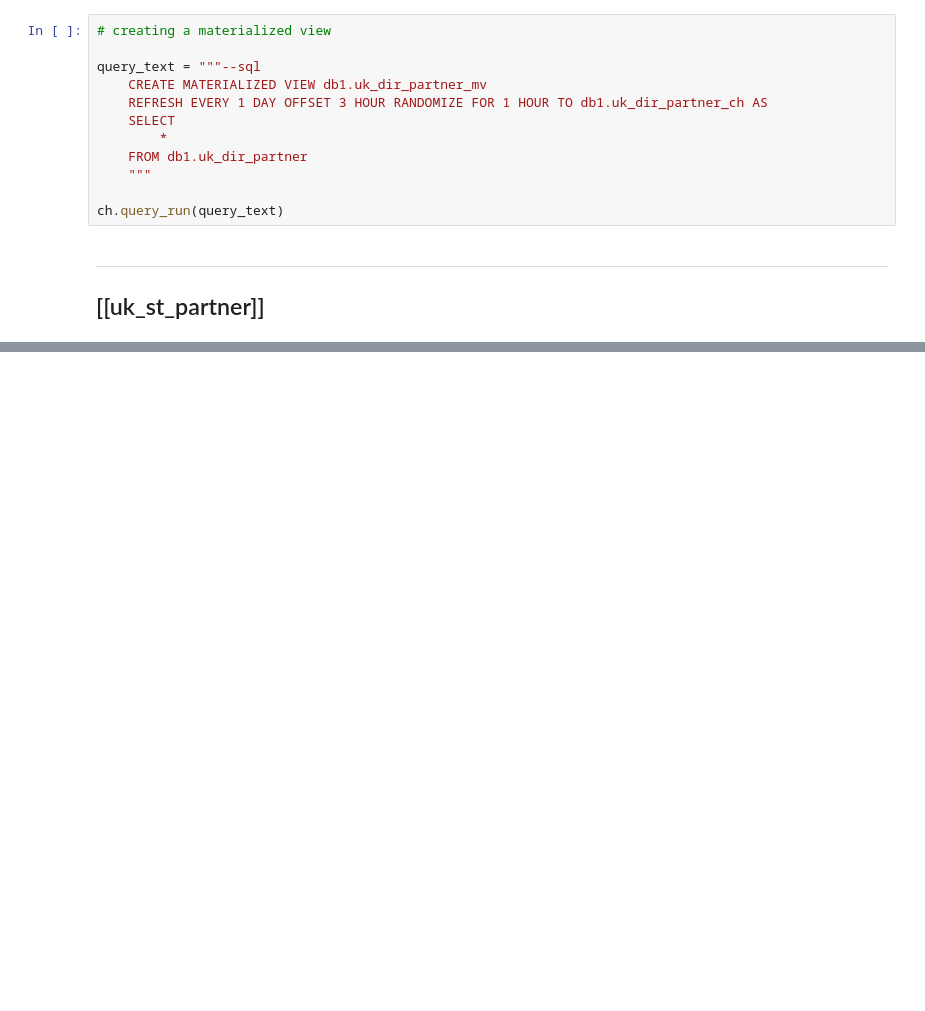
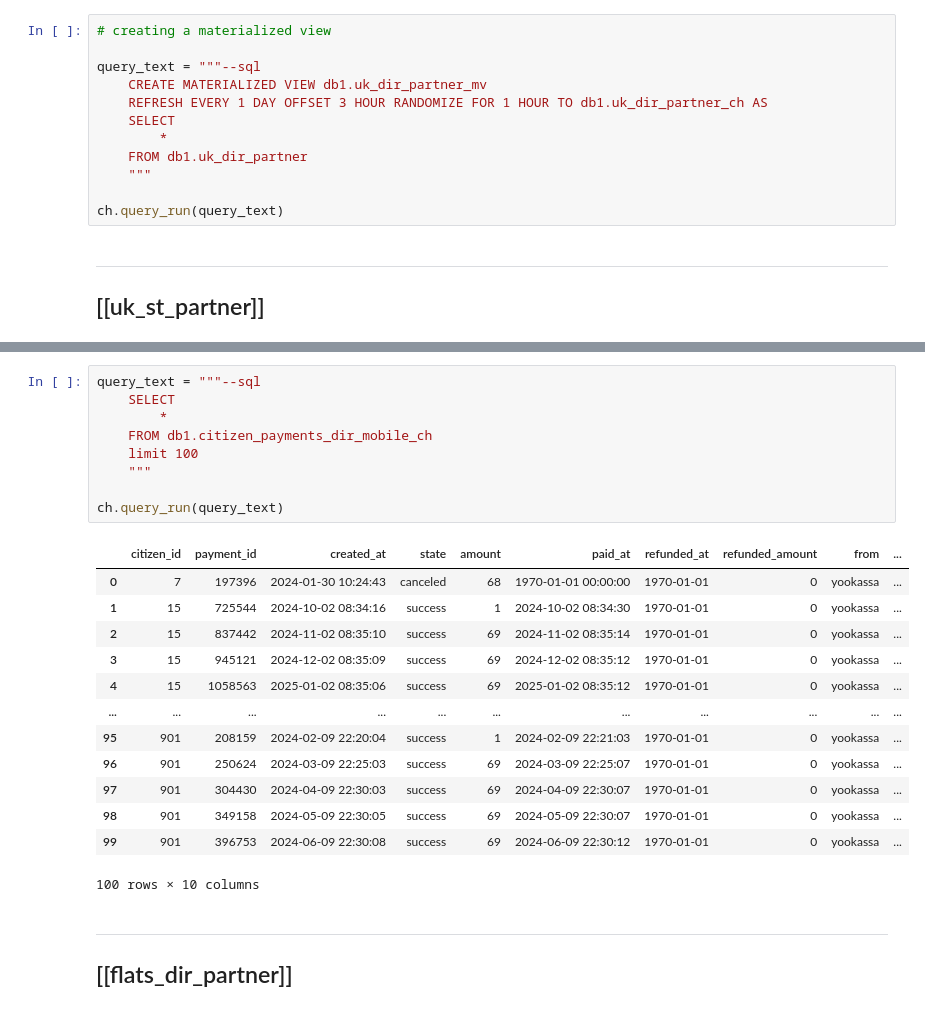
Before and after one commit to sputnik-systems/analytics, a Jupyter notebook: Clickhouse/adding_tables.ipynb, the cells around one changed output, grey strips where cells are left out. Cells and saved outputs as stored; diff of their text form; blank space fills up the shorter version.

Commit message:
new_tables

```diff
--- a/Clickhouse/adding_tables.ipynb
+++ b/Clickhouse/adding_tables.ipynb
@@ -275,0 +792,27 @@ ch.query_run(query_text)
+# %%
+query_text = """--sql
+    SELECT
+        *
+    FROM db1.citizen_payments_dir_mobile_ch
+    limit 100
+    """
+
+ch.query_run(query_text)
+# %% [output]
+|  | citizen_id | payment_id | created_at | state | amount | paid_at | refunded_at | refunded_amount | from | ... |
+| 0 | 7 | 197396 | 2024-01-30 10:24:43 | canceled | 68 | 1970-01-01 00:00:00 | 1970-01-01 | 0 | yookassa | ... |
+| 1 | 15 | 725544 | 2024-10-02 08:34:16 | success | 1 | 2024-10-02 08:34:30 | 1970-01-01 | 0 | yookassa | ... |
+| 2 | 15 | 837442 | 2024-11-02 08:35:10 | success | 69 | 2024-11-02 08:35:14 | 1970-01-01 | 0 | yookassa | ... |
+| 3 | 15 | 945121 | 2024-12-02 08:35:09 | success | 69 | 2024-12-02 08:35:12 | 1970-01-01 | 0 | yookassa | ... |
+| 4 | 15 | 1058563 | 2025-01-02 08:35:06 | success | 69 | 2025-01-02 08:35:12 | 1970-01-01 | 0 | yookassa | ... |
+| ... | ... | ... | ... | ... | ... | ... | ... | ... | ... | ... |
+| 95 | 901 | 208159 | 2024-02-09 22:20:04 | success | 1 | 2024-02-09 22:21:03 | 1970-01-01 | 0 | yookassa | ... |
+| 96 | 901 | 250624 | 2024-03-09 22:25:03 | success | 69 | 2024-03-09 22:25:07 | 1970-01-01 | 0 | yookassa | ... |
+| 97 | 901 | 304430 | 2024-04-09 22:30:03 | success | 69 | 2024-04-09 22:30:07 | 1970-01-01 | 0 | yookassa | ... |
+| 98 | 901 | 349158 | 2024-05-09 22:30:05 | success | 69 | 2024-05-09 22:30:07 | 1970-01-01 | 0 | yookassa | ... |
+| 99 | 901 | 396753 | 2024-06-09 22:30:08 | success | 69 | 2024-06-09 22:30:12 | 1970-01-01 | 0 | yookassa | ... |
+100 rows × 10 columns
+# %% [markdown]
+___
+
+## [[flats_dir_partner]]
```
Also changed, not shown: parts of 142 cells of this notebook, 13 other files.
